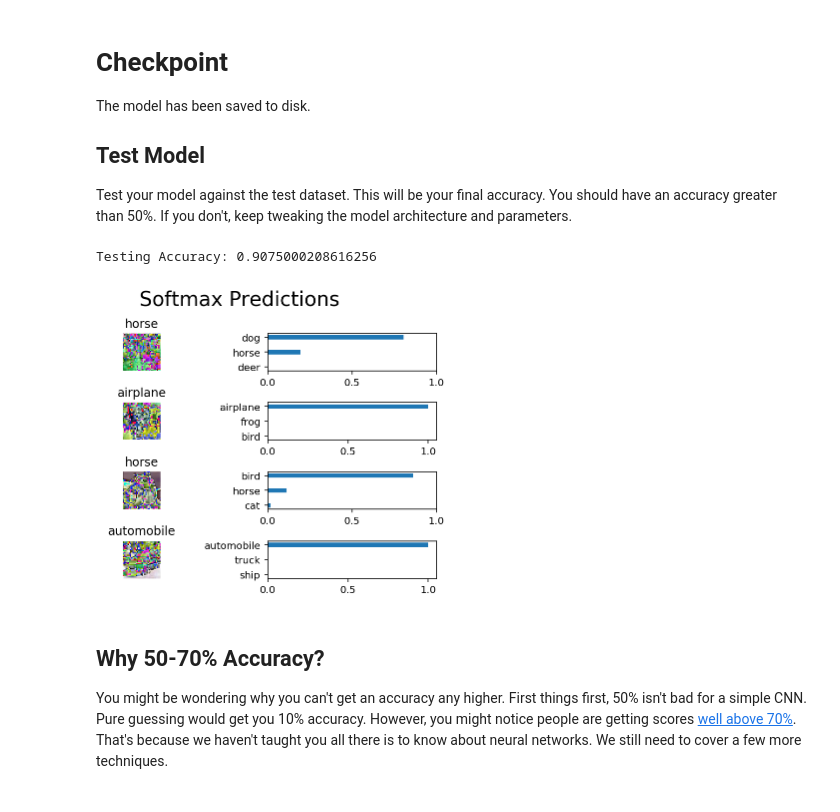
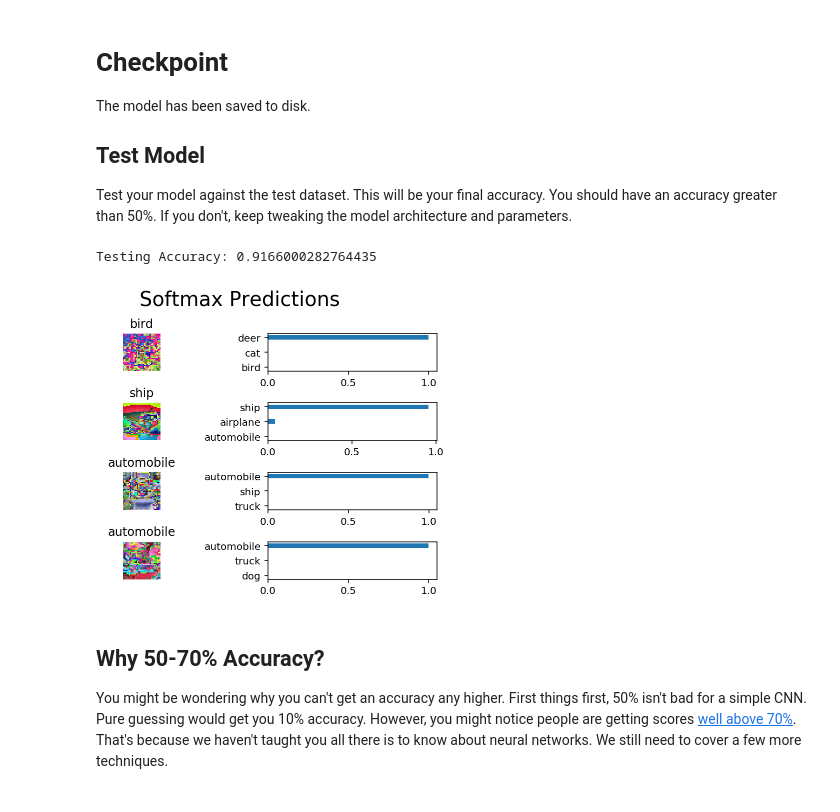
Before and after one commit to pranshushah/cifar-10_resnet_tensorflow, a Jupyter notebook: cifar10_resnet_identity.ipynb, the cells around one changed output. Drawn from its saved outputs; the diff is of its cells as text; code cells hidden in the pictures.

```diff
--- a/cifar10_resnet_identity.ipynb
+++ b/cifar10_resnet_identity.ipynb
@@ -218,3 +191,10 @@ def batch_norm(input_layer, dimension):
+# %%
+def batch_norm(inputT, is_training=True, scope=None):
+    return tf.cond(is_training,
+                lambda: tf.contrib.layers.batch_norm(inputT, is_training=True,
+                                   center=False, updates_collections=None, scope=scope),
+                lambda: tf.contrib.layers.batch_norm(inputT, is_training=False,
+                                   updates_collections=None, center=False, scope=scope, reuse = True))
 # %%
 def maxpool(x_tensor, pool_ksize, pool_strides):
     return tf.nn.max_pool(x_tensor, ksize = [1, pool_ksize[0], pool_ksize[1], 1], strides = [1, pool_strides[0], pool_strides[1], 1], padding = 'VALID')
@@ -1094,14 +1072,12 @@ def train_neural_network(session, optimizer, keep_probability, feature_batch, la
     : label_batch: Batch of Numpy label data
     """
     lr = None
-    if epoch < 1:
+    if epoch < 79:
+        lr = 0.1
+    elif epoch >= 79 and epoch < 120:
         lr = 0.01
-    elif epoch >= 1 and epoch < 80:
-        lr = 0.1
-    elif epoch>= 80 and epoch < 95 :
-        lr=  0.05
     else:
-        lr = 0.01
+        lr = 0.001
 
     # TODO: Implement Function
     session.run(optimizer, feed_dict={x: feature_batch, y: label_batch, keep_prob: keep_probability, learning_rate : lr, training : True})
@@ -1117,14 +1093,13 @@ def print_stats(session, feature_batch, label_batch, cost, accuracy, epoch):
     : accuracy: TensorFlow accuracy function
     """
 
-    if epoch < 1:
+    if epoch < 79:
+        lr = 0.1
+    elif epoch >= 79 and epoch < 120:
         lr = 0.01
-    elif epoch >= 1 and epoch < 80:
-        lr = 0.1
-    elif epoch>= 80 and epoch < 95 :
-        lr=  0.05
     else:
-        lr = 0.01
+        lr = 0.001
+
     # TODO: Implement Function
     loss = sess.run(cost, feed_dict={
                 x: feature_batch,
@@ -1135,7 +1110,7 @@ def print_stats(session, feature_batch, label_batch, cost, accuracy, epoch):
                 x: valid_features,
                 y: valid_labels,
                 keep_prob: 1.0,
-                learning_rate : lr, training:False})
+                learning_rate : lr, training:True})
     print('Loss: {:>10.4f} Validation Accuracy: {:.6f}'.format(loss, valid_acc))
 # %% [markdown]
 ### Show Stats
@@ -1153,5 +1118,5 @@ Tune the following parameters:
 # %%
 # TODO: Tune Parameter
-epochs = 125
-batch_size = 128
+epochs = 122
+batch_size = 64
 keep_probability = 0.5
@@ -1239,36 +1201,36 @@ def test_model():
 
         # Get Tensors from loaded model
         loaded_x = loaded_graph.get_tensor_by_name('x:0')
         loaded_y = loaded_graph.get_tensor_by_name('y:0')
         loaded_keep_prob = loaded_graph.get_tensor_by_name('keep_prob:0')
         loaded_logits = loaded_graph.get_tensor_by_name('logits:0')
         loaded_acc = loaded_graph.get_tensor_by_name('accuracy:0')
         train = loaded_graph.get_tensor_by_name('training:0')
 
         # Get accuracy in batches for memory limitations
         test_batch_acc_total = 0
         test_batch_count = 0
 
         for train_feature_batch, train_label_batch in helper.batch_features_labels(test_features, test_labels, batch_size):
             test_batch_acc_total += sess.run(
                 loaded_acc,
-                feed_dict={loaded_x: train_feature_batch, loaded_y: train_label_batch, loaded_keep_prob: 1.0})
+                feed_dict={loaded_x: train_feature_batch, loaded_y: train_label_batch, loaded_keep_prob: 1.0, train:False})
             test_batch_count += 1
 
         print('Testing Accuracy: {}\n'.format(test_batch_acc_total/test_batch_count))
 
         # Print Random Samples
         random_test_features, random_test_labels = tuple(zip(*random.sample(list(zip(test_features, test_labels)), n_samples)))
         random_test_predictions = sess.run(
             tf.nn.top_k(tf.nn.softmax(loaded_logits), top_n_predictions),
             feed_dict={loaded_x: random_test_features, loaded_y: random_test_labels, loaded_keep_prob: 1.0, train : False})
         helper.display_image_predictions(random_test_features, random_test_labels, random_test_predictions)
 
 
 test_model()
 # %% [output]
-Testing Accuracy: 0.9075000208616256
+Testing Accuracy: 0.9166000282764435
-[figure, old version]
+[figure, new version]
 # %% [markdown]
 ## Why 50-70% Accuracy?
 You might be wondering why you can't get an accuracy any higher. First things first, 50% isn't bad for a simple CNN.  Pure guessing would get you 10% accuracy. However, you might notice people are getting scores [well above 70%](http://rodrigob.github.io/are_we_there_yet/build/classification_datasets_results.html#43494641522d3130).  That's because we haven't taught you all there is to know about neural networks. We still need to cover a few more techniques.
```
Also changed, not shown: parts of 8 cells of this notebook.
